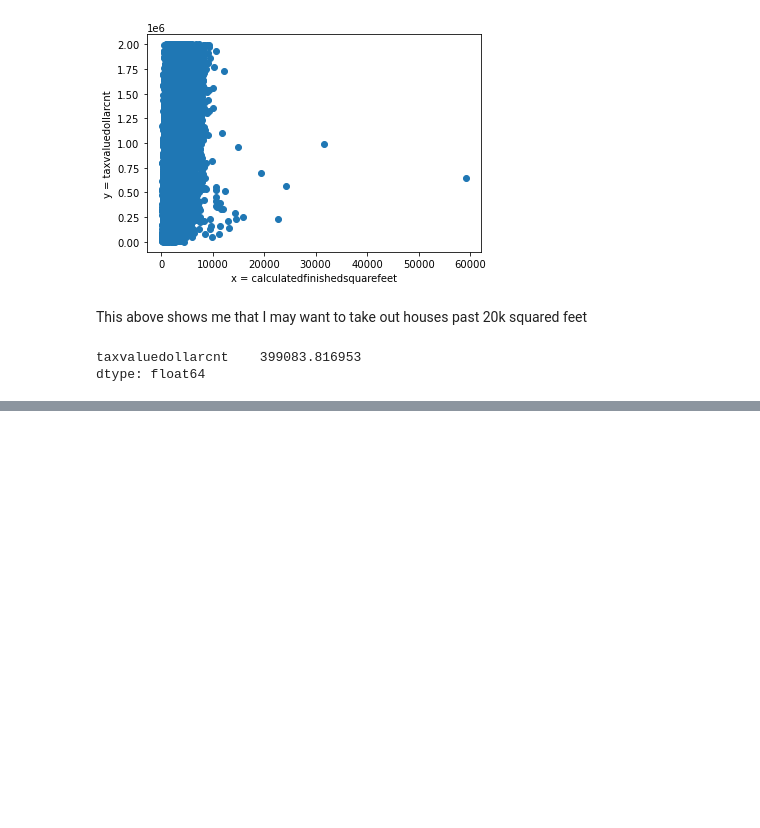
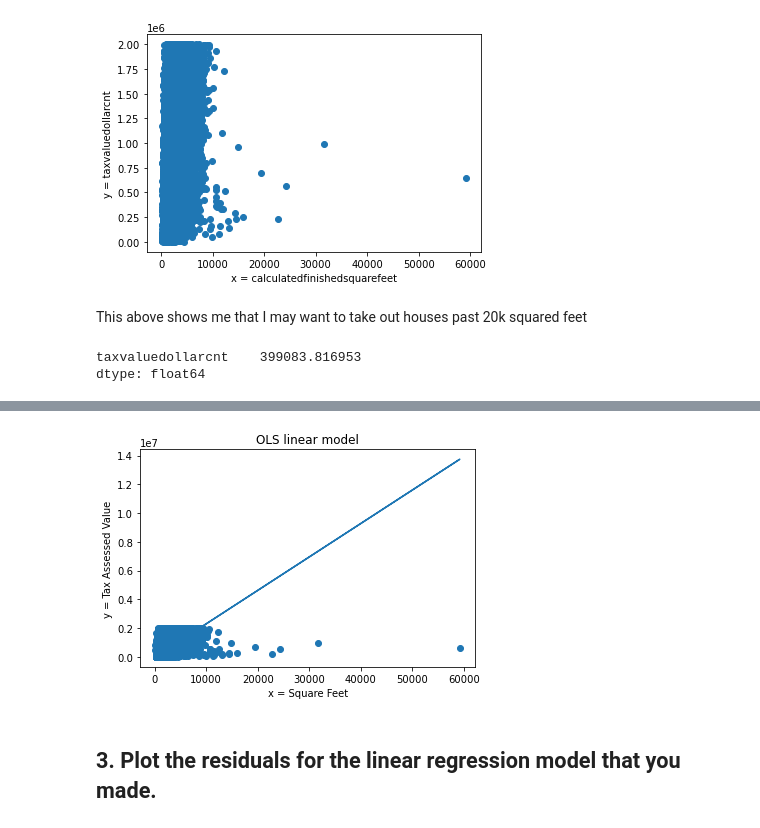
Before and after one commit to VasiliyAMelkozerov/regression-exercises, a Jupyter notebook: evaluate.ipynb, the cells around one changed output, grey strips where cells are left out. Drawn from its saved outputs; the diff is of its cells as text; code cells hidden in the pictures; blank space fills up the shorter version.

```diff
--- a/evaluate.ipynb
+++ b/evaluate.ipynb
@@ -130,0 +155,11 @@ y
+# %%
+# visualize the line of best fit from OLS linear model
+plt.scatter(train.calculatedfinishedsquarefeet, train.taxvaluedollarcnt)
+plt.plot(train.calculatedfinishedsquarefeet, train.yhat)
+plt.xlabel('x = Square Feet')
+plt.ylabel('y = Tax Assessed Value')
+plt.title('OLS linear model');
+# %% [output]
+[figure, added]
+# %% [markdown]
+## 3. Plot the residuals for the linear regression model that you made.
```
Also changed, not shown: parts of 54 cells of this notebook, 7 other files.
